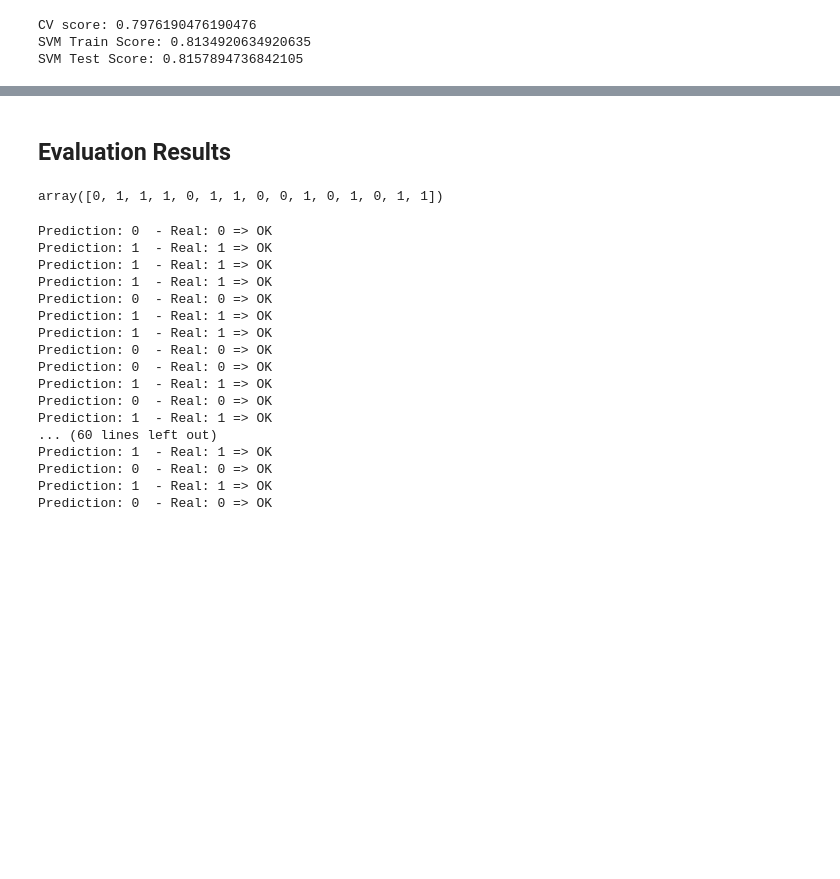
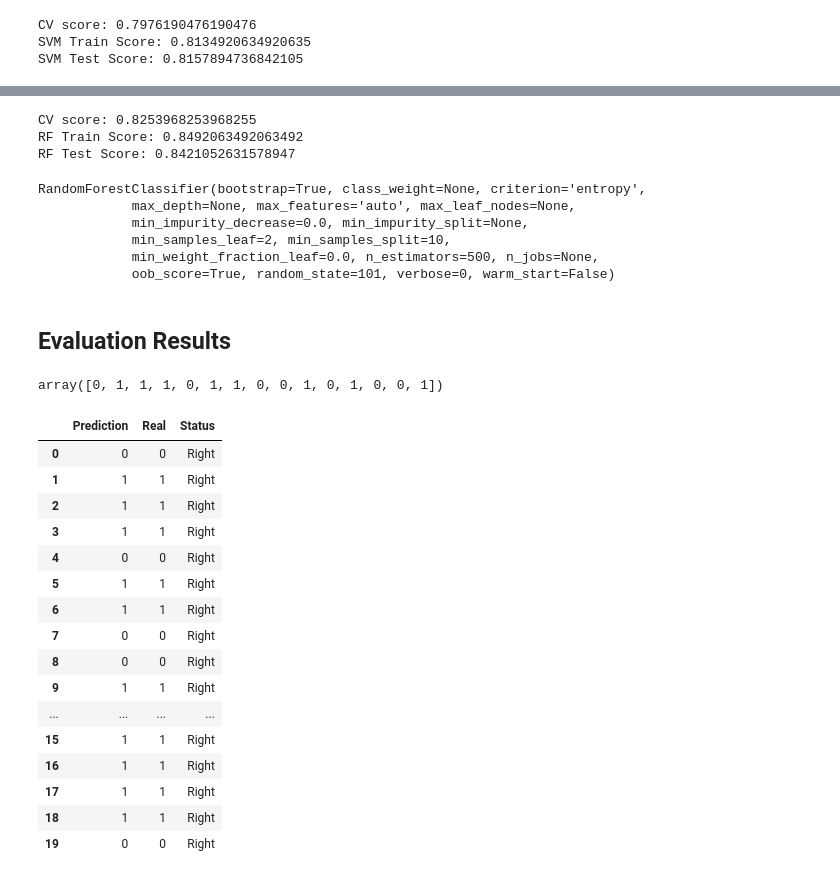
Before and after one commit to viniciusov/heart-disease, a Jupyter notebook: heart-disease.ipynb, the cells around one changed output, grey strips where cells are left out. Saved outputs shown, nothing was run; the diff lists cells and outputs as text; code cells hidden in the pictures; blank space fills up the shorter version.

```diff
--- a/heart-disease.ipynb
+++ b/heart-disease.ipynb
@@ -165,0 +270,3 @@ SVM Test Score: 0.8157894736842105
+# %%
+lr_best_grid = lr_grid_search.best_estimator_
+lr_best_grid # Note that it's a classifier
@@ -166,32 +278,53 @@ SVM Test Score: 0.8157894736842105
+# %%
+print('CV score:', cross_val_score(lr_best_grid, X_train_scaled, y_train, cv = 3).mean())
+print('RF Train Score:', lr_best_grid.score(X_train_scaled, y_train))
+print('RF Test Score:', lr_best_grid.score(X_test_scaled, y_test))
+# %% [output]
+CV score: 0.8253968253968255
+RF Train Score: 0.8492063492063492
+RF Test Score: 0.8421052631578947
+# %%
+models = {rf_best_grid.score(X_test_scaled, y_test): rf_best_grid,
+          lr_best_grid.score(X_test_scaled, y_test): lr_best_grid}
+
+best_model = models[max(models)]
+best_model
+# %% [output]
+RandomForestClassifier(bootstrap=True, class_weight=None, criterion='entropy',
+            max_depth=None, max_features='auto', max_leaf_nodes=None,
+            min_impurity_decrease=0.0, min_impurity_split=None,
+            min_samples_leaf=2, min_samples_split=10,
+            min_weight_fraction_leaf=0.0, n_estimators=500, n_jobs=None,
+            oob_score=True, random_state=101, verbose=0, warm_start=False)
 # %% [markdown]
 ## Evaluation Results
 # %%
-pred = rf.predict(X_test_scaled)
+pred = best_model.predict(X_test_scaled)
 pred[:15]
 # %% [output]
-array([0, 1, 1, 1, 0, 1, 1, 0, 0, 1, 0, 1, 0, 1, 1])
+array([0, 1, 1, 1, 0, 1, 1, 0, 0, 1, 0, 1, 0, 0, 1])
-# %%
-for n,number in enumerate(pred):
-    print('Prediction:',number,' - Real:',y_test.iloc[n],end=' ')
-    if number == y_test.iloc[n]:
-        print('=> OK')
-    else:
-        print('=> ERROR')
-# %% [output]
-Prediction: 0  - Real: 0 => OK
-Prediction: 1  - Real: 1 => OK
-Prediction: 1  - Real: 1 => OK
-Prediction: 1  - Real: 1 => OK
-Prediction: 0  - Real: 0 => OK
-Prediction: 1  - Real: 1 => OK
-Prediction: 1  - Real: 1 => OK
-Prediction: 0  - Real: 0 => OK
-Prediction: 0  - Real: 0 => OK
-Prediction: 1  - Real: 1 => OK
-Prediction: 0  - Real: 0 => OK
-Prediction: 1  - Real: 1 => OK
-... (60 lines left out)
-Prediction: 1  - Real: 1 => OK
-Prediction: 0  - Real: 0 => OK
-Prediction: 1  - Real: 1 => OK
-Prediction: 0  - Real: 0 => OK
+# %%
+results = pd.DataFrame()
+results['Prediction']=pred
+results['Real']=list(y_test)
+results['Status']=['Right' if pred[n] == list(y_test)[n] else 'Wrong' for n in range(len(pred))]
+
+results.head(20)
+# %% [output]
+|  | Prediction | Real | Status |
+| 0 | 0 | 0 | Right |
+| 1 | 1 | 1 | Right |
+| 2 | 1 | 1 | Right |
+| 3 | 1 | 1 | Right |
+| 4 | 0 | 0 | Right |
+| 5 | 1 | 1 | Right |
+| 6 | 1 | 1 | Right |
+| 7 | 0 | 0 | Right |
+| 8 | 0 | 0 | Right |
+| 9 | 1 | 1 | Right |
+| ... | ... | ... | ... |
+| 15 | 1 | 1 | Right |
+| 16 | 1 | 1 | Right |
+| 17 | 1 | 1 | Right |
+| 18 | 1 | 1 | Right |
+| 19 | 0 | 0 | Right |
```
Also changed, not shown: parts of 12 cells of this notebook.
